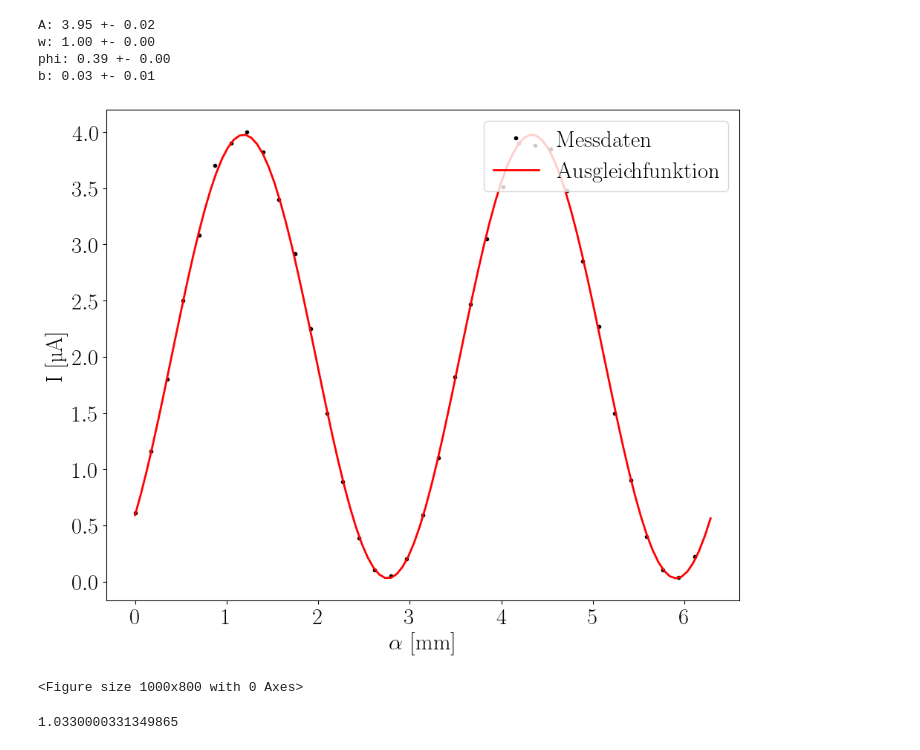
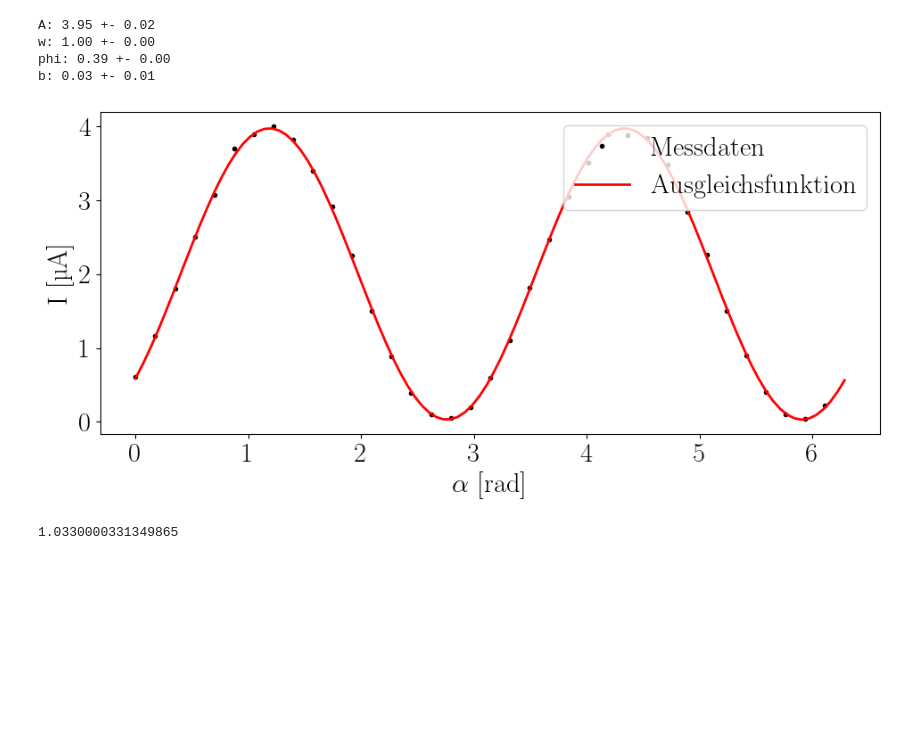
Before and after one commit to janvito/FP_24, a Jupyter notebook: V61/Skripte/Moden.ipynb, the cells around one changed output. Drawn from its saved outputs; the diff is of its cells as text; code cells hidden in the pictures; blank space fills up the shorter version.

```diff
--- a/V61/Skripte/Moden.ipynb
+++ b/V61/Skripte/Moden.ipynb
@@ -61,7 +61,7 @@ for config in configurations:
     L_values = np.linspace(0.01, L_max, 500)
     g1g2_values = calculate_g1g2(L_values, R1, R2)
 
-    plt.rcParams['figure.figsize'] = (10, 8)
+    plt.rcParams['figure.figsize'] = (8, 6)
     plt.plot(L_values, g1g2_values,"r-", label=f'$g_1 g_2$ {name}')
 
     # Stabilitätsgrenzen hervorheben
@@ -128,6 +128,7 @@ def fitfunc1(x,C,b,w):
 def fitfunc2(x,C,b,w):
     return A(x,1,C,b,w)**2
 
+plt.rcParams['figure.figsize'] = (10, 5)
 plt.grid(True)
 plt.xlabel(r"x [\si{\milli\meter}]") # Call the function
 plt.ylabel(r"I [\si{\micro\ampere}]") # Call the function
@@ -137,7 +138,8 @@ for name,par,un in zip(["C","b","w"],params,np.sqrt(np.diag(_))):
 plt.plot(x,I2,"k.",label="Messdaten")
 plt.plot(xlin,fitfunc1(xlin,*params),"r-",label="Ausgleichsfunktion")
 plt.legend()
-plt.savefig("TEM00Mode.png")
+plt.tight_layout()
+plt.savefig("TEM00Mode.png", dpi=300)
 plt.show()
 plt.clf()
 
@@ -151,7 +153,8 @@ plt.plot(x,I1,"k.",label="Messdaten")
 plt.plot(xlin,fitfunc2(xlin,*params),"r-",label="Ausgleichsfunktion")
 
 plt.legend(loc="upper right")
-plt.savefig("TEM10Mode.png")
+plt.tight_layout()
+plt.savefig("TEM10Mode.png", dpi=300)
 plt.show()
 plt.clf()
 
@@ -170,26 +173,26 @@ w: 9.75 +- 0.10
 # %%
-plt.xlabel(r"$\alpha$ [\si{\milli\meter}]") # Call the function
+plt.xlabel(r"$\alpha$ [\si{\radian}]") # Call the function
 plt.ylabel(r"I [\si{\micro\ampere}]") # Call the function
 alpharad = np.array([al/360*2*np.pi for al in alpha])
 def sine_squared(x, A, w, phi, b):
     return A * (np.sin(w * x + phi))**2 + b
 params, pcov = curve_fit(sine_squared, alpharad, I3)
 plt.plot(alpharad,I3,"k.",label="Messdaten")
 alpha_ = np.linspace(0,2*np.pi,100)
 for name,par,un in zip(["A","w","phi","b"],params,np.sqrt(np.diag(pcov))):
     print(f"{name}: {par:.2f} +- {un:.2f}")
-plt.plot(alpha_,sine_squared(alpha_,*params),"r-",label="Ausgleichfunktion")
+plt.plot(alpha_,sine_squared(alpha_,*params),"r-",label="Ausgleichsfunktion")
 plt.legend(loc="upper right")
 plt.tight_layout()
+
+plt.savefig("polarisation.png", dpi=300)
 plt.show()
-plt.savefig("polarisation.png")
 # %% [output]
 A: 3.95 +- 0.02
 w: 1.00 +- 0.00
 phi: 0.39 +- 0.00
 b: 0.03 +- 0.01
-[figure, old version]
+[figure, new version]
-<Figure size 1000x800 with 0 Axes>
 # %%
 from scipy import constants as c
 import numpy as np
```
Also changed, not shown: parts of 3 cells of this notebook, 6 other files.
